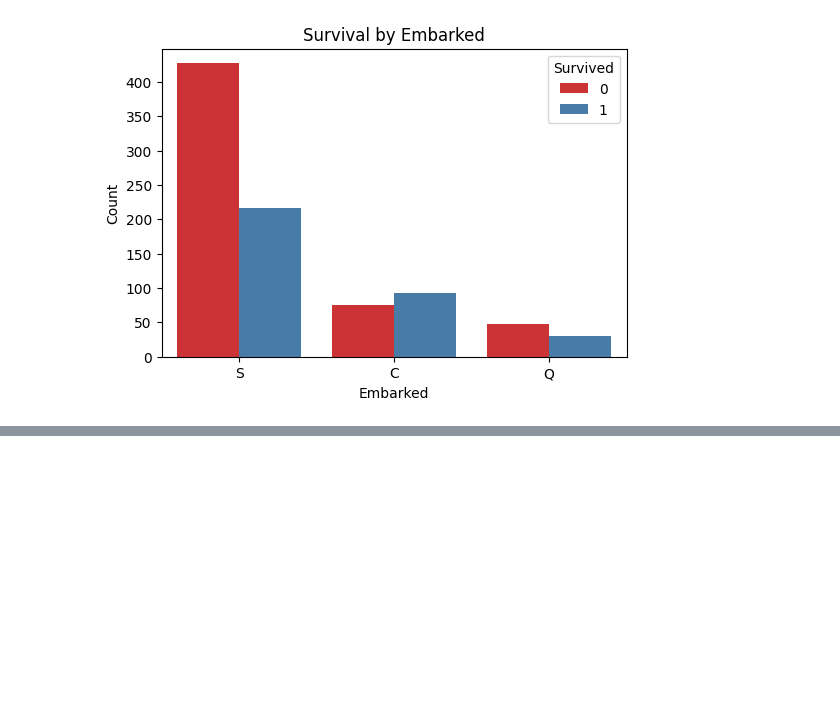
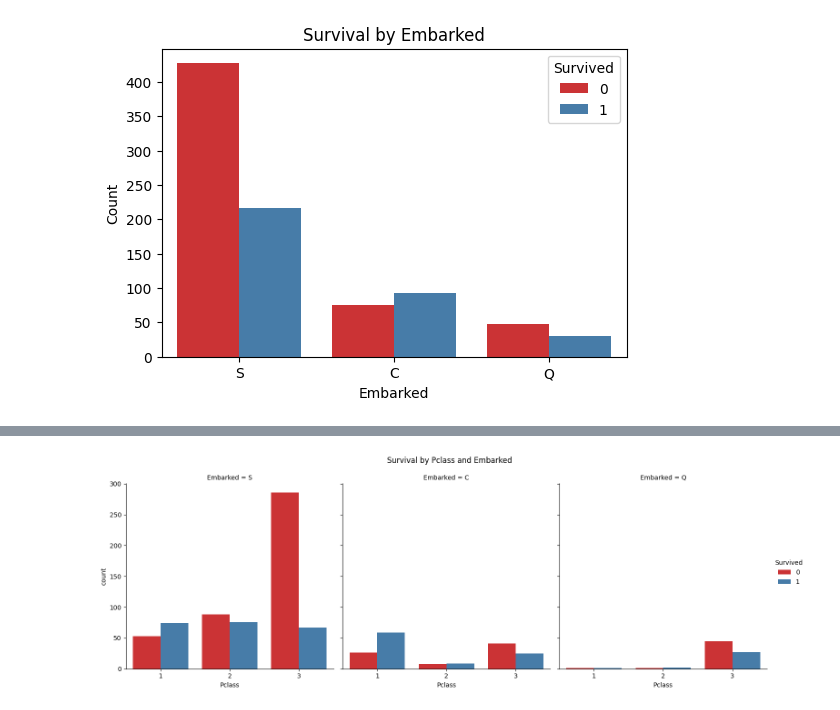
Before and after one commit to Wuodmadam/Kaggle-notebook-Titanic, a Jupyter notebook: TitanicDataset.ipynb, the cells around one changed output, grey strips where cells are left out. Cells and saved outputs as stored; diff of their text form; code cells hidden in the pictures; blank space fills up the shorter version.

```diff
--- a/TitanicDataset.ipynb
+++ b/TitanicDataset.ipynb
@@ -194,0 +219,7 @@ plt.show()
+# %%
+# Embarked, Pclass, Survived (catplot)
+sns.catplot(x='Pclass', hue='Survived', col='Embarked', data=df, kind='count', palette='Set1')
+plt.suptitle('Survival by Pclass and Embarked', y=1.05)
+plt.show()
+# %% [output]
+[figure, added]
```
Also changed, not shown: parts of 10 cells of this notebook.
